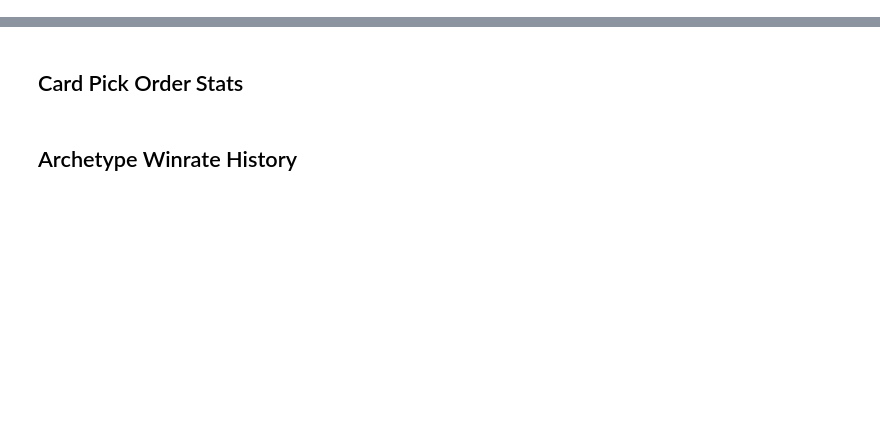
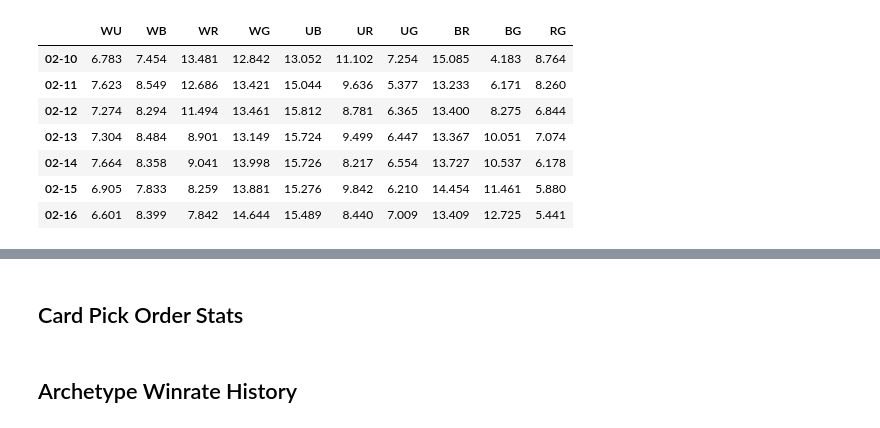
Before and after one commit to ZacharyMN709/DraftMetaReporter, a Jupyter notebook: Scratch.ipynb, the cells around one changed output, grey strips where cells are left out. Cells and saved outputs as stored; diff of their text form; code cells hidden in the pictures; blank space fills up the shorter version.

```diff
--- a/Scratch.ipynb
+++ b/Scratch.ipynb
@@ -244,0 +292,12 @@ class DataManager:
+# %%
+def get_archtype_winrates_frame(colors, roll=1):
+    colors = WUBRG.get_color_identity(colors)
+    win_rate_frame = manager.archetype_frame(name=colors)
+    win_rate_frame.index = [tup[0] for tup in win_rate_frame.index]
+    #win_rate_frame = win_rate_frame[['Splash', 'Games', 'Win %']]
+    win_rate_frame = win_rate_frame[win_rate_frame['Splash'] == False][['Wins', 'Games']]
+    rolling = win_rate_frame.rolling(window=roll, min_periods=1, center=True).mean().round()
+    rolling['Win %'] = round((rolling['Wins'] / rolling['Games']) * 100, 2)
+    rolling['Avg. Win%'] = [get_winrate(idx) for idx in win_rate_frame.index]
+    rolling['Win % Offset'] = rolling['Win %'] - rolling['Avg. Win%']
+    return rolling
@@ -262,0 +415,11 @@ color_pairs
+# %%
+get_archetype_playrate_history()
+# %% [output]
+|  | WU | WB | WR | WG | UB | UR | UG | BR | BG | RG |
+| 02-10 | 6.783 | 7.454 | 13.481 | 12.842 | 13.052 | 11.102 | 7.254 | 15.085 | 4.183 | 8.764 |
+| 02-11 | 7.623 | 8.549 | 12.686 | 13.421 | 15.044 | 9.636 | 5.377 | 13.233 | 6.171 | 8.260 |
+| 02-12 | 7.274 | 8.294 | 11.494 | 13.461 | 15.812 | 8.781 | 6.365 | 13.400 | 8.275 | 6.844 |
+| 02-13 | 7.304 | 8.484 | 8.901 | 13.149 | 15.724 | 9.499 | 6.447 | 13.367 | 10.051 | 7.074 |
+| 02-14 | 7.664 | 8.358 | 9.041 | 13.998 | 15.726 | 8.217 | 6.554 | 13.727 | 10.537 | 6.178 |
+| 02-15 | 6.905 | 7.833 | 8.259 | 13.881 | 15.276 | 9.842 | 6.210 | 14.454 | 11.461 | 5.880 |
+| 02-16 | 6.601 | 8.399 | 7.842 | 14.644 | 15.489 | 8.440 | 7.009 | 13.409 | 12.725 | 5.441 |
```
Also changed, not shown: parts of 55 cells of this notebook, 4 other files.
